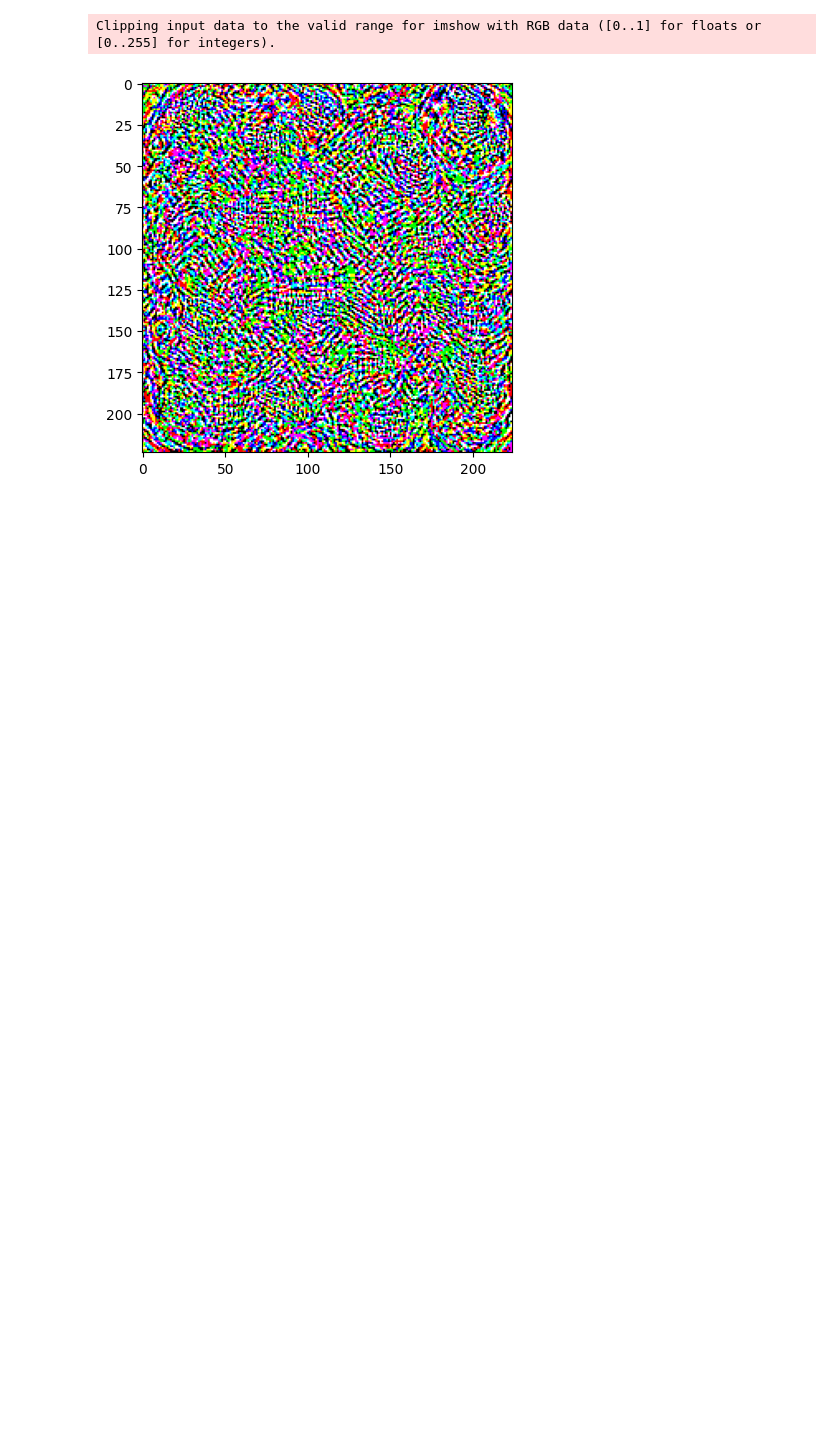
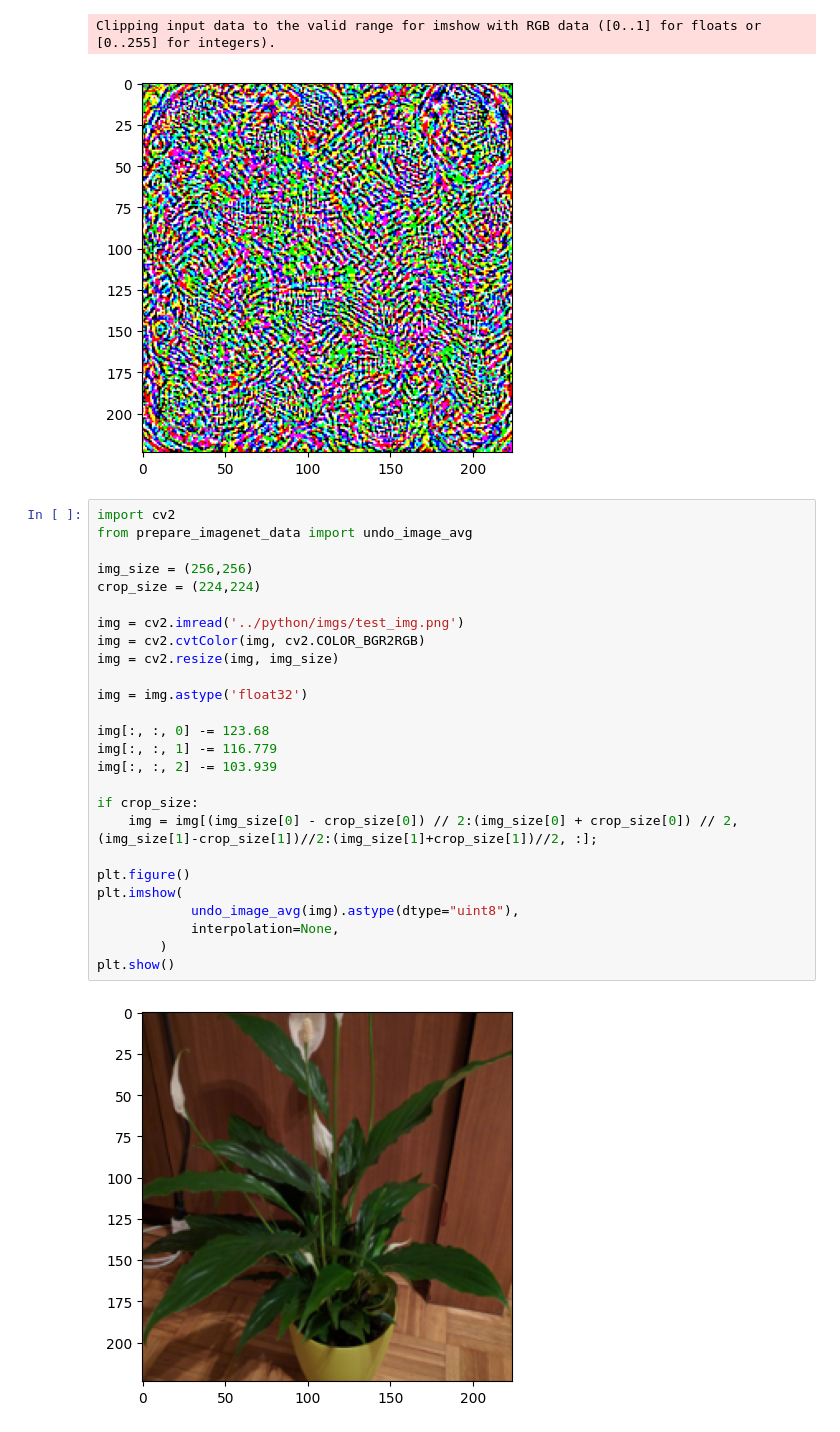
Before and after one commit to peregoniccolo/universal, a Jupyter notebook: python/visualize.ipynb, the cells around one changed output. Cells and saved outputs as stored; diff of their text form; blank space fills up the shorter version.

Commit message:
visualization and yolo3

```diff
--- a/python/visualize.ipynb
+++ b/python/visualize.ipynb
@@ -18,3 +18,31 @@ plt.show()
 # %% [output]
 Clipping input data to the valid range for imshow with RGB data ([0..1] for floats or [0..255] for integers).
 [figure]
+# %%
+import cv2
+from prepare_imagenet_data import undo_image_avg
+
+img_size = (256,256)
+crop_size = (224,224)
+
+img = cv2.imread('../python/imgs/test_img.png')
+img = cv2.cvtColor(img, cv2.COLOR_BGR2RGB)
+img = cv2.resize(img, img_size)
+
+img = img.astype('float32')
+
+img[:, :, 0] -= 123.68
+img[:, :, 1] -= 116.779
+img[:, :, 2] -= 103.939
+
+if crop_size:
+    img = img[(img_size[0] - crop_size[0]) // 2:(img_size[0] + crop_size[0]) // 2, (img_size[1]-crop_size[1])//2:(img_size[1]+crop_size[1])//2, :];
+
+plt.figure()
+plt.imshow(
+            undo_image_avg(img).astype(dtype="uint8"),
+            interpolation=None,
+        )
+plt.show()
+# %% [output]
+[figure, added]
```
Also changed, not shown: parts of 1 cell of this notebook, 6 other files.
